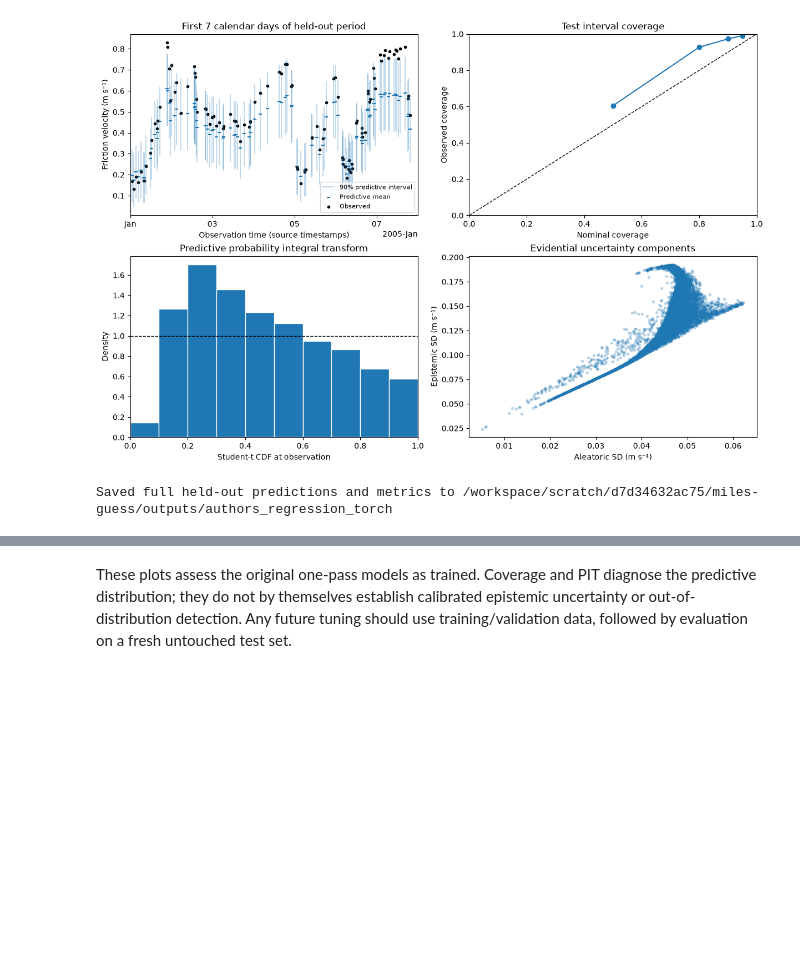
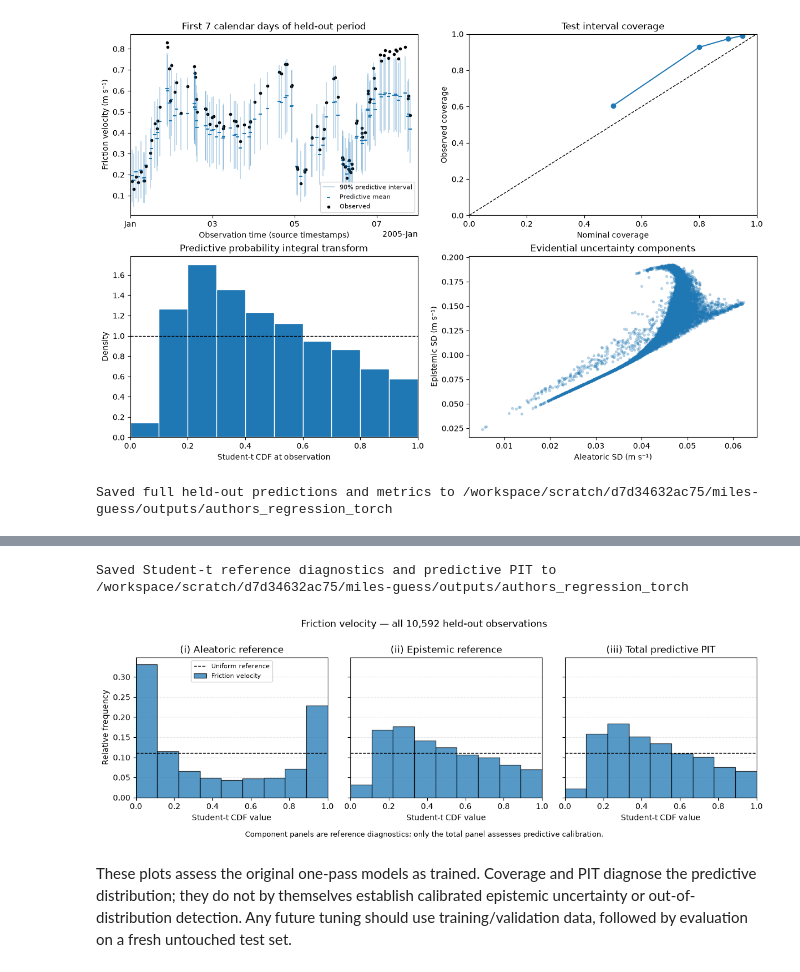
Before and after one commit to Pongpisit-Thanasutives/miles-guess, a Jupyter notebook: notebooks/regression_example_torch.ipynb, the cells around one changed output, grey strips where cells are left out. Saved outputs shown, nothing was run; the diff lists cells and outputs as text; code cells hidden in the pictures; blank space fills up the shorter version.

Commit message:
figure 10

```diff
--- a/notebooks/regression_example_torch.ipynb
+++ b/notebooks/regression_example_torch.ipynb
@@ -323,3 +367,54 @@ Saved full held-out predictions and metrics to /workspace/scratch/d7d34632ac75/m
+# %%
+# NIG marginal reference CDFs, evaluated on the complete held-out test set.
+component_cdf = evidential_test["component_cdf"]
+np.testing.assert_array_equal(component_cdf["total"], evidential_test["pit"])
+pit_edges = np.linspace(0.0, 1.0, 10)  # Ten edges define nine bins.
+pit_width = np.diff(pit_edges)
+pit_components = ("aleatoric", "epistemic", "total")
+pit_titles = ("(i) Aleatoric reference", "(ii) Epistemic reference", "(iii) Total predictive PIT")
+
+pit_figure, pit_axes = plt.subplots(1, 3, figsize=(12, 4.2), sharey=True)
+pit_figure.subplots_adjust(left=0.075, right=0.99, bottom=0.23, top=0.82, wspace=0.12)
+pit_figure.suptitle(f"Friction velocity — all {len(truth):,} held-out observations", fontsize=12)
+pit_bin_tables = []
+for ax, component, title in zip(pit_axes, pit_components, pit_titles):
+    values = component_cdf[component][:, 0]
+    assert np.isfinite(values).all() and ((values >= 0) & (values <= 1)).all()
+    counts, _ = np.histogram(values, bins=pit_edges)
+    assert counts.sum() == len(truth)
+    frequency = counts / len(truth)
+    ax.bar(pit_edges[:-1], frequency, width=pit_width, align="edge",
+           color="tab:blue", edgecolor="black", linewidth=0.9, alpha=0.75,
+           label="Friction velocity", zorder=3)
+    ax.axhline(1 / (len(pit_edges) - 1), color="black", linestyle="--", lw=1,
+               label="Uniform reference", zorder=4)
+    ax.set(title=title, xlabel="Student-t CDF value", xlim=(0, 1), xticks=np.linspace(0, 1, 6))
+    ax.grid(axis="y", linestyle="--", alpha=0.3, zorder=0)
+    pit_bin_tables.append(pd.DataFrame({"component": component,
+        "bin_left": pit_edges[:-1], "bin_right": pit_edges[1:],
+        "count": counts, "relative_frequency": frequency}))
+pit_axes[0].set_ylabel("Relative frequency")
+pit_axes[0].legend(fontsize=8, loc="upper center")
+pit_figure.text(0.5, 0.065,
+    "Component panels are reference diagnostics; only the total panel assesses predictive calibration.",
+    ha="center", fontsize=9)
+
+pit_values = pd.DataFrame({"source_row": test_data.index, "time": test_data["Time"].to_numpy(),
+    "observed": truth[:, 0], "predictive_mean": evidential_test["mean"][:, 0],
+    "degrees_of_freedom": evidential_test["df"][:, 0],
+    "aleatoric_reference_cdf": component_cdf["aleatoric"][:, 0],
+    "epistemic_reference_cdf": component_cdf["epistemic"][:, 0],
+    "total_predictive_pit": component_cdf["total"][:, 0]})
+pit_values.to_csv(OUTPUT_DIR / "figure10_student_t_cdf_values.csv", index=False)
+pd.concat(pit_bin_tables, ignore_index=True).to_csv(
+    OUTPUT_DIR / "figure10_student_t_histograms.csv", index=False)
+pit_figure.savefig(OUTPUT_DIR / "figure10_student_t_pit.png", dpi=300, bbox_inches="tight")
+pit_figure.savefig(OUTPUT_DIR / "figure10_student_t_pit.svg", bbox_inches="tight")
+plt.show()
+print(f"Saved Student-t reference diagnostics and predictive PIT to {OUTPUT_DIR}")
+# %% [output]
+Saved Student-t reference diagnostics and predictive PIT to /workspace/scratch/d7d34632ac75/miles-guess/outputs/authors_regression_torch
+[figure, added]
 # %% [markdown]
 These plots assess the original one-pass models as trained. Coverage and PIT diagnose the predictive distribution; they do not by themselves establish calibrated epistemic uncertainty or out-of-distribution detection. Any future tuning should use training/validation data, followed by evaluation on a fresh untouched test set.
 # %% [markdown]
```
Also changed, not shown: parts of 3 cells of this notebook, 38 other files.
